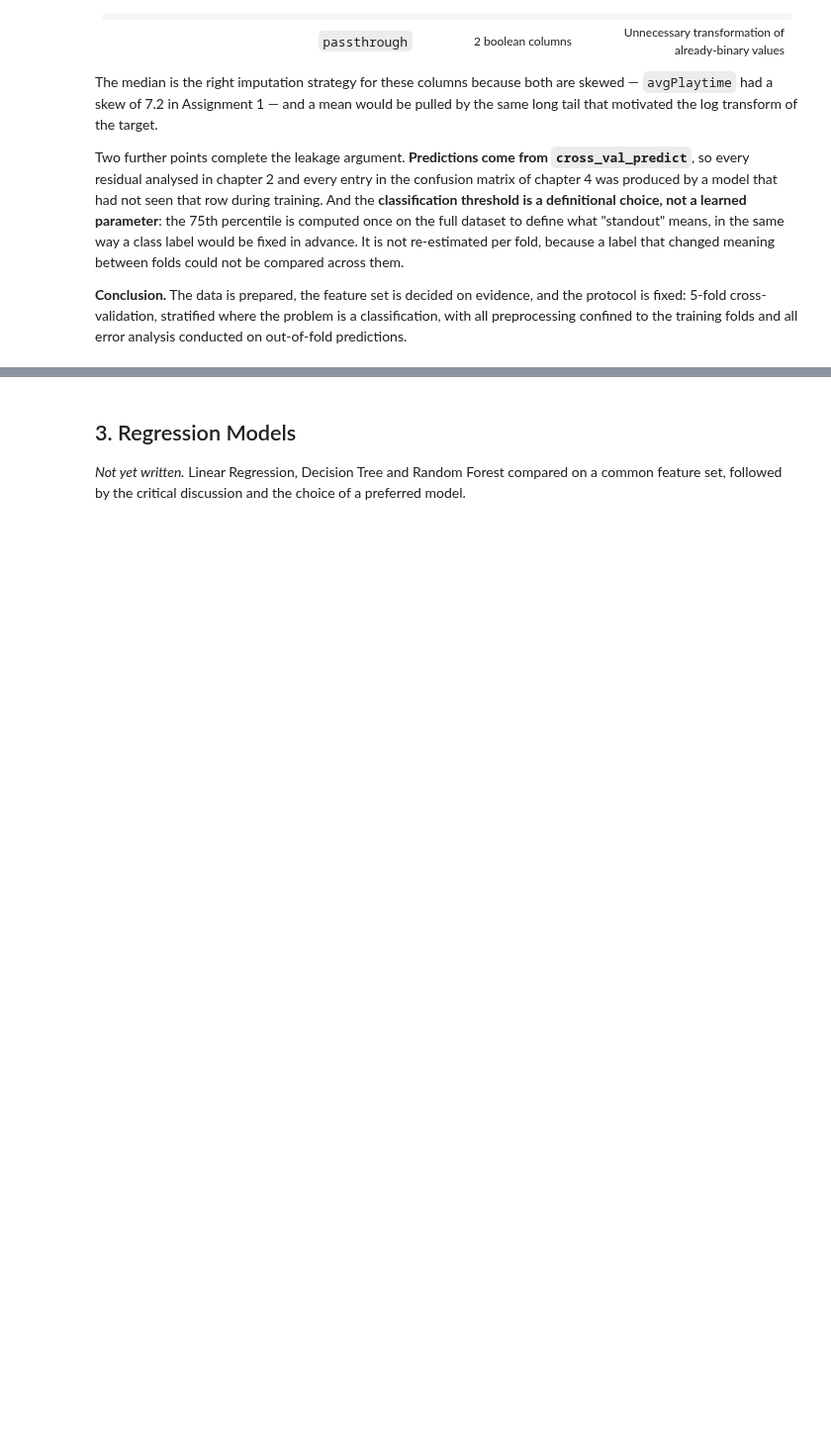
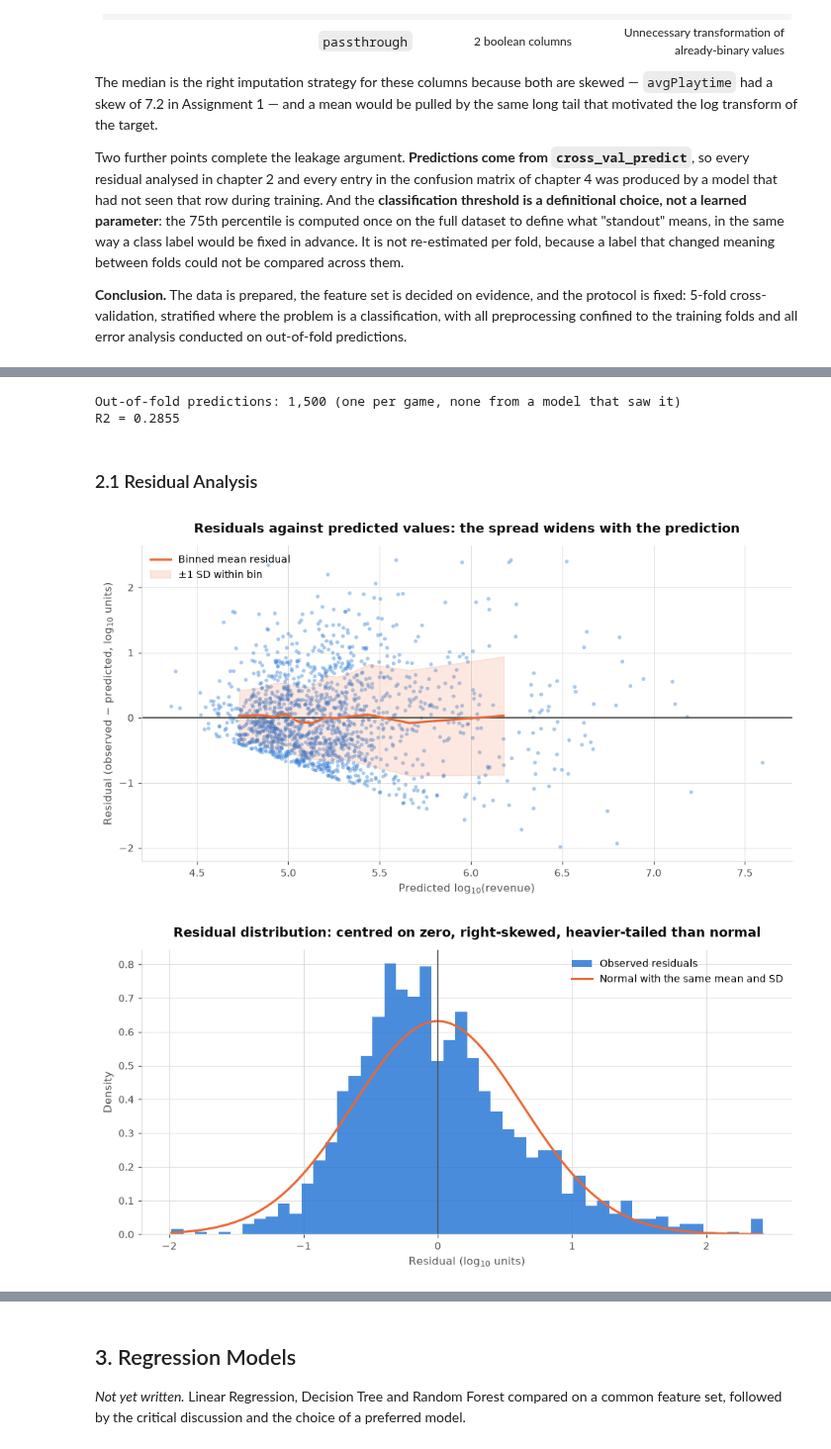
Before and after one commit to shonmazon/Data_Science, a Jupyter notebook: assignment2-error-analysis/notebooks/steam_error_analysis.ipynb, the cells around one changed output, grey strips where cells are left out. Shown at 99% size. Saved outputs shown, nothing was run; the diff lists cells and outputs as text; code cells hidden in the pictures; blank space fills up the shorter version.

```diff
--- a/assignment2-error-analysis/notebooks/steam_error_analysis.ipynb
+++ b/assignment2-error-analysis/notebooks/steam_error_analysis.ipynb
@@ -582,0 +599,39 @@ error analysis conducted on out-of-fold predictions.
+# %%
+from sklearn.model_selection import cross_val_predict
+
+from error_analysis.plots import (
+    apply_house_style,
+    plot_error_by_subgroup,
+    plot_extreme_errors,
+    plot_feature_error_grid,
+    plot_residual_distribution,
+    plot_residuals_vs_predicted,
+)
+from error_analysis.validation import residual_statistics
+
+apply_house_style()
+
+baseline_model = build_pipeline(LinearRegression())
+out_of_fold_prediction = cross_val_predict(
+    baseline_model, games[ALL_FEATURES], games[REGRESSION_TARGET], cv=REGRESSION_CV
+)
+
+errors = games.assign(
+    predicted=out_of_fold_prediction,
+    residual=games[REGRESSION_TARGET] - out_of_fold_prediction,
+)
+errors["absError"] = errors["residual"].abs()
+
+print(f"Out-of-fold predictions: {len(errors):,} (one per game, none from a model that saw it)")
+print(f"R2 = {regression_metrics(games[REGRESSION_TARGET], out_of_fold_prediction)['R2']:.4f}")
+# %% [output]
+Out-of-fold predictions: 1,500 (one per game, none from a model that saw it)
+R2 = 0.2855
+# %% [markdown]
+### 2.1 Residual Analysis
+# %%
+display(plot_residuals_vs_predicted(errors))
+display(plot_residual_distribution(errors["residual"]))
+# %% [output]
+[figure, added]
+[figure, added]
```
Also changed, not shown: parts of 18 cells of this notebook, 1 other file.
